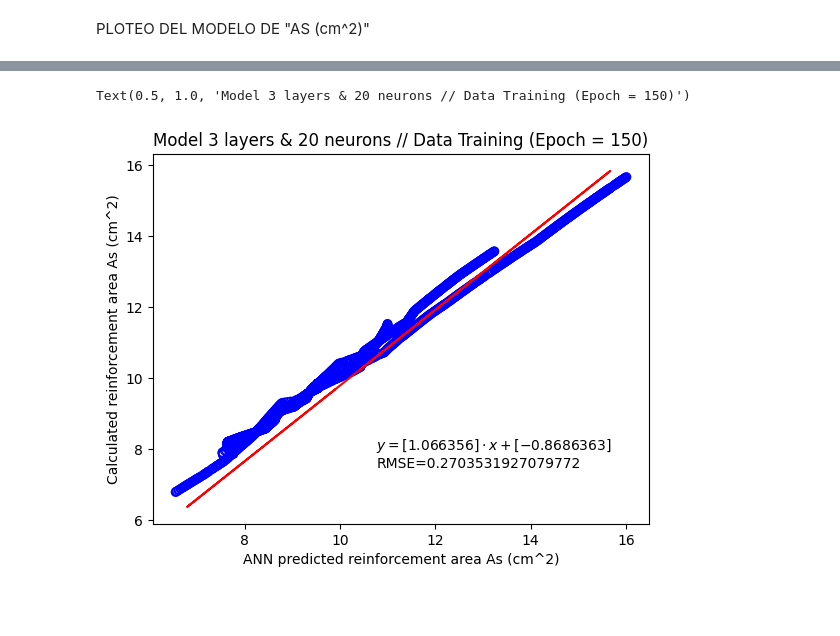
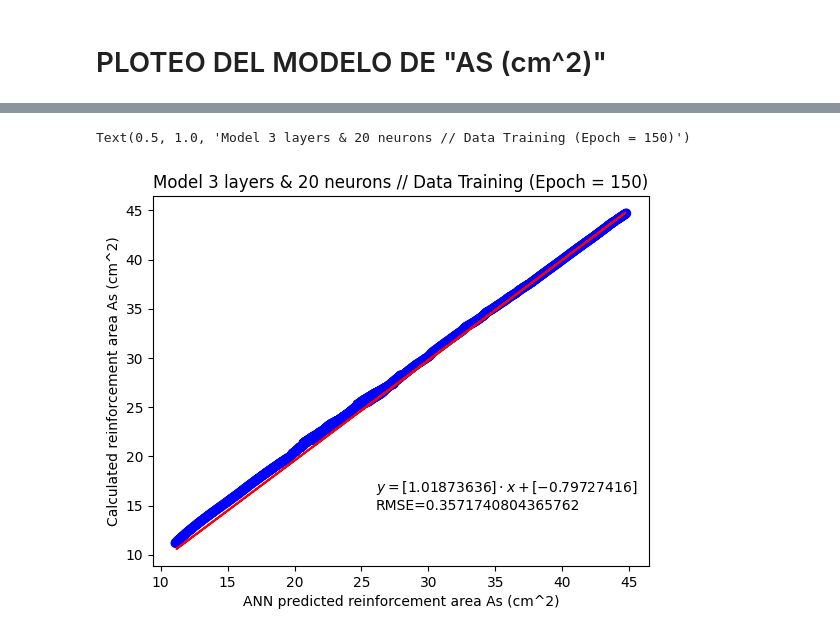
Before and after one commit to orjan3/Automating_Structural_Design_of_a_building_Using_ML_and_APIs, a Jupyter notebook: RedesNeuronales/NeuronalNetworks.ipynb, the cells around one changed output, grey strips where cells are left out. Drawn from its saved outputs; the diff is of its cells as text; code cells hidden in the pictures; blank space fills up the shorter version.

```diff
--- a/RedesNeuronales/NeuronalNetworks.ipynb
+++ b/RedesNeuronales/NeuronalNetworks.ipynb
@@ -5,15 +5,16 @@ from   sklearn.metrics import mean_squared_error
 from   math import sqrt
 
 #Big Data Import
-db=pd.read_excel('SRB.xlsx')
+db=pd.read_excel('DRB.xlsx')
 
 #Data Extraction
 y1 = db ["As_opt"]
 y2 = db ["d_opt"]
+y3 = db ["As_opt_p"]
 x  = db [["fc","fy","Mu","b"]]
 
 #Split Training Testing Data
-xtrain,xtest,ytrain1,ytest1,ytrain2,ytest2 = train_test_split(x,y1,y2,test_size=0.2,random_state=1)
+xtrain,xtest,ytrain1,ytest1,ytrain2,ytest2,ytrain3,ytest3 = train_test_split(x,y1,y2,y3,test_size=0.2,random_state=1)
 
 #RMSE def
 def rmse(ytrue,ypred):
@@ -49,4 +48,19 @@ mdl_dopt.compile(optimizer='adam',loss = rmse)
 
 #Model Training
 mdl_dopt.fit(xtrain,ytrain2,epochs=15,verbose=True)
+
+#ANN dopt model def
+mdl_Asopt_p = tf.keras.Sequential([
+    tf.keras.layers.Dense(40,activation="relu",input_shape=(xtrain.shape[1],)),
+    tf.keras.layers.Dense(40,activation="relu"),
+    tf.keras.layers.Dense(40,activation="relu"),
+    tf.keras.layers.Dense(40,activation="relu"),
+    tf.keras.layers.Dense(40,activation="relu"),
+    tf.keras.layers.Dense(1)])
+
+#Model Config
+mdl_Asopt_p.compile(optimizer='adam',loss = rmse)
+
+#Model Training
+mdl_Asopt_p.fit(xtrain,ytrain3,epochs=15,verbose=True)
 # %% [output]
@@ -70,17 +84,18 @@ Epoch 15/15
 <keras.src.callbacks.History at 0x...>
 # %% [markdown]
-PLOTEO DEL MODELO DE "AS (cm^2)"
+# PLOTEO DEL MODELO DE "AS (cm^2)"
 # %%
+# COMPARING PREDICTED VALUES VS THEORETICAL VALUES
 #Plotting
-ypred=mdl_Asopt.predict(xtrain)
+ypred1=mdl_Asopt.predict(xtrain)
 
-RMSE=sqrt(mean_squared_error(ytrain1,ypred))
+RMSE=sqrt(mean_squared_error(ytrain1,ypred1))
 
 # Coefficients
-m, b = np.polyfit(ytrain1, ypred, 1)
+m, b = np.polyfit(ytrain1, ypred1, 1)
 
 #Plotting scatter points and 1st-degree polynom
-plt.scatter(ypred,ytrain1,facecolors = 'none',edgecolors='b')
+plt.scatter(ypred1,ytrain1,facecolors = 'none',edgecolors='b')
 plt.plot(ytrain1, m*ytrain1 + b, color='red')
 
 # Information Plot
@@ -95,3 +111,3 @@ plt.title('Model 3 layers & 20 neurons // Data Training (Epoch = 150)')
 Text(0.5, 1.0, 'Model 3 layers & 20 neurons // Data Training (Epoch = 150)')
-[figure, old version]
+[figure, new version]
 # %%
```
Also changed, not shown: parts of 12 cells of this notebook.
